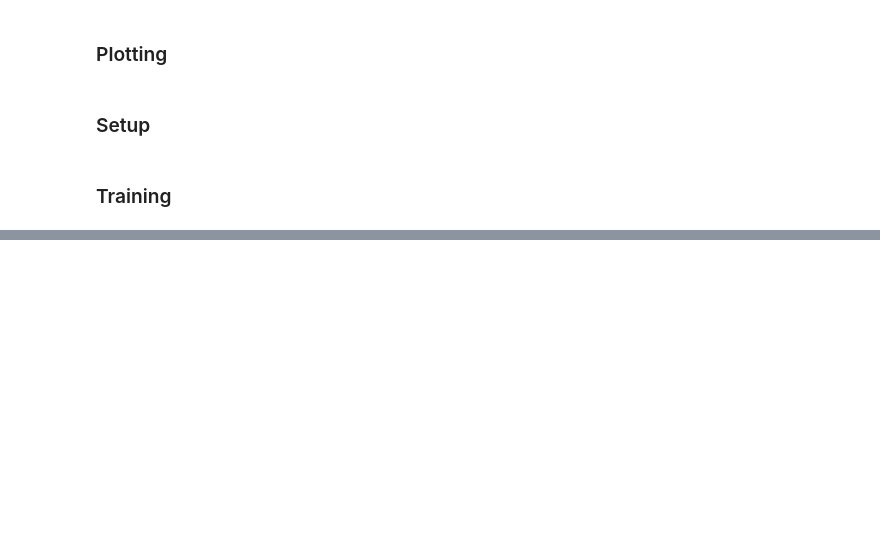
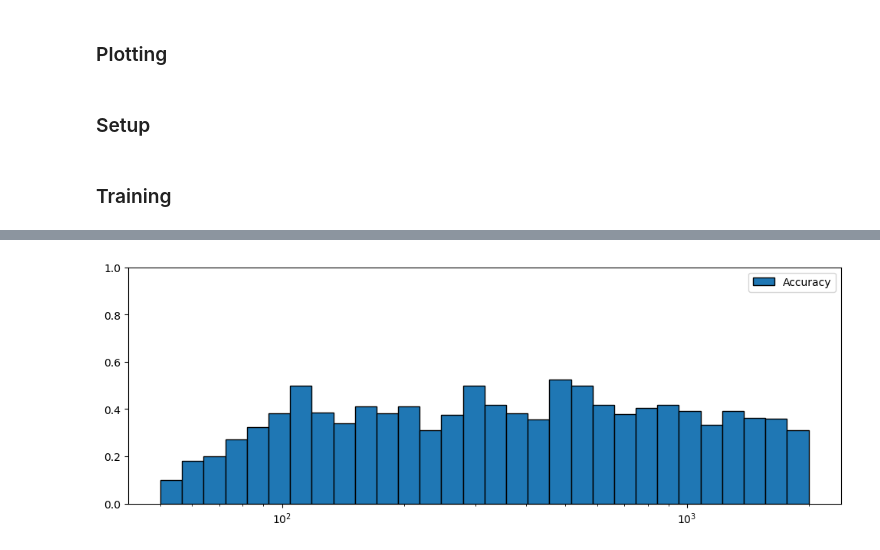
Before and after one commit to albertsgarde/deep-learning-project, a Jupyter notebook: deep-learning/chord_test.ipynb, the cells around one changed output, grey strips where cells are left out. Drawn from its saved outputs; the diff is of its cells as text; code cells hidden in the pictures; blank space fills up the shorter version.

```diff
--- a/deep-learning/chord_test.ipynb
+++ b/deep-learning/chord_test.ipynb
@@ -340,0 +347,4 @@ utils.manual_test(net, validation_loader, 5, manual_test_funcs)
+# %%
+plots.frequency_plot(net, validation_loader, 20, eval_funcs, 30)
+# %% [output]
+[figure, added]
```
Also changed, not shown: parts of 7 cells of this notebook, 8 other files.
